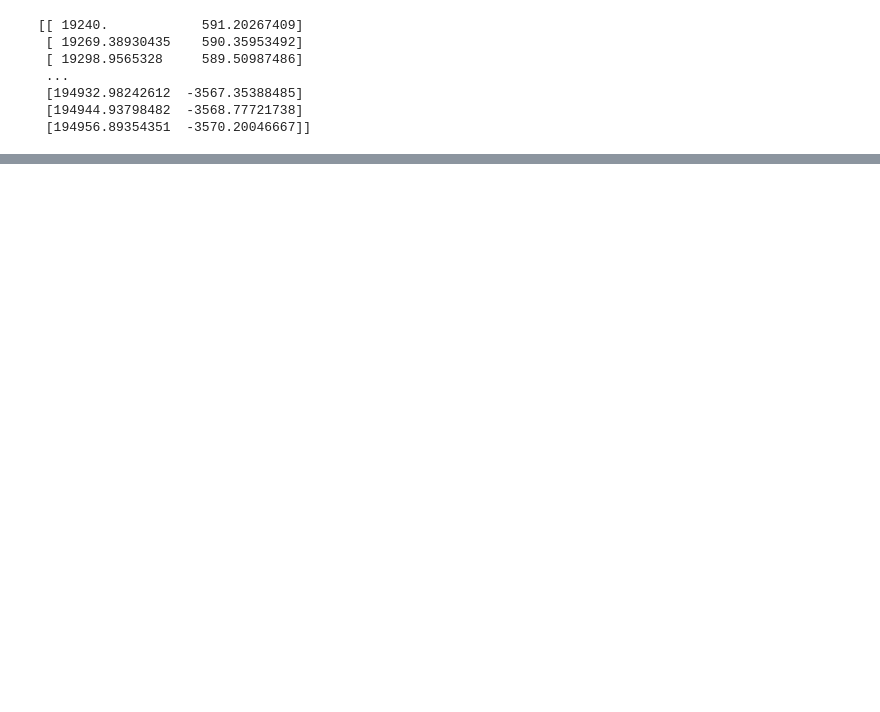
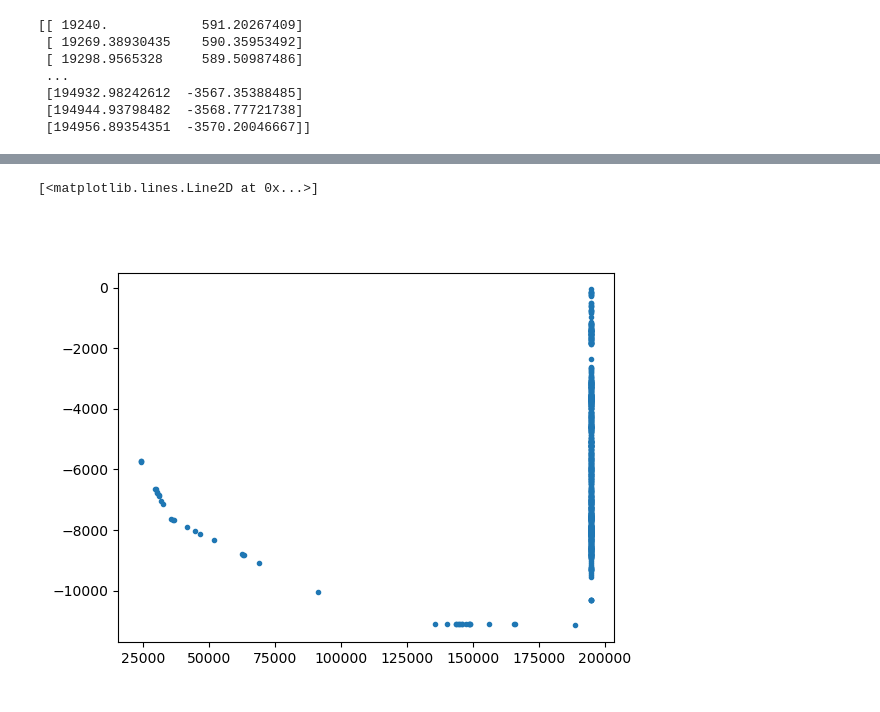
Before and after one commit to Havrevoll/Ribber, a Jupyter notebook: richter_analysar.ipynb, the cells around one changed output, grey strips where cells are left out. Cells and saved outputs as stored; diff of their text form; code cells hidden in the pictures; blank space fills up the shorter version.

```diff
--- a/richter_analysar.ipynb
+++ b/richter_analysar.ipynb
@@ -315,0 +453,6 @@ print(pos)
+# %%
+figg,axx = plt.subplots()
+axx.plot(endeposisjon[endeposisjon[:,1]<0,0],endeposisjon[endeposisjon[:,1]<0,1],'.')
+# %% [output]
+[<matplotlib.lines.Line2D at 0x...>]
+[figure, added]
```
Also changed, not shown: parts of 23 cells of this notebook, 2 other files.
